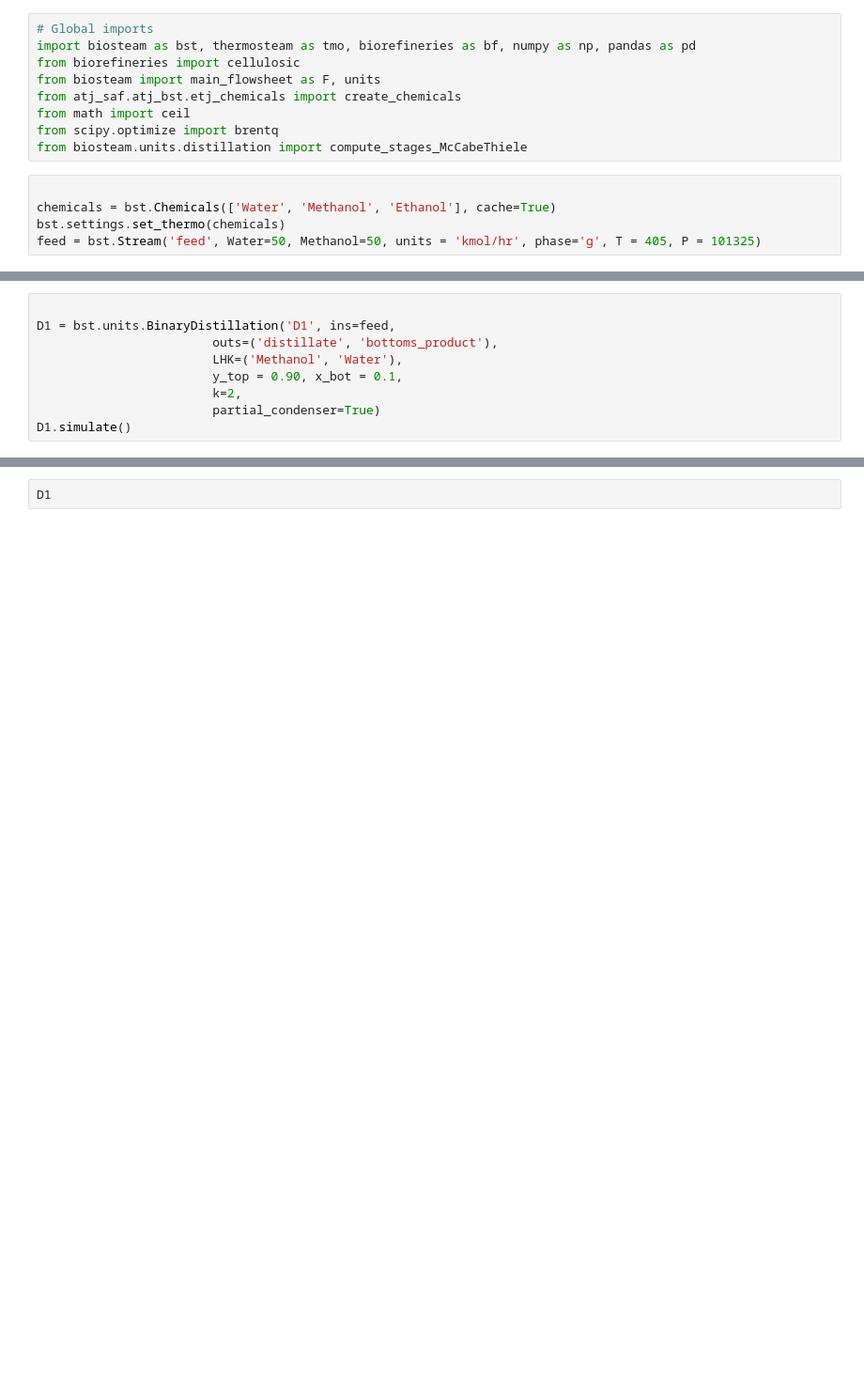
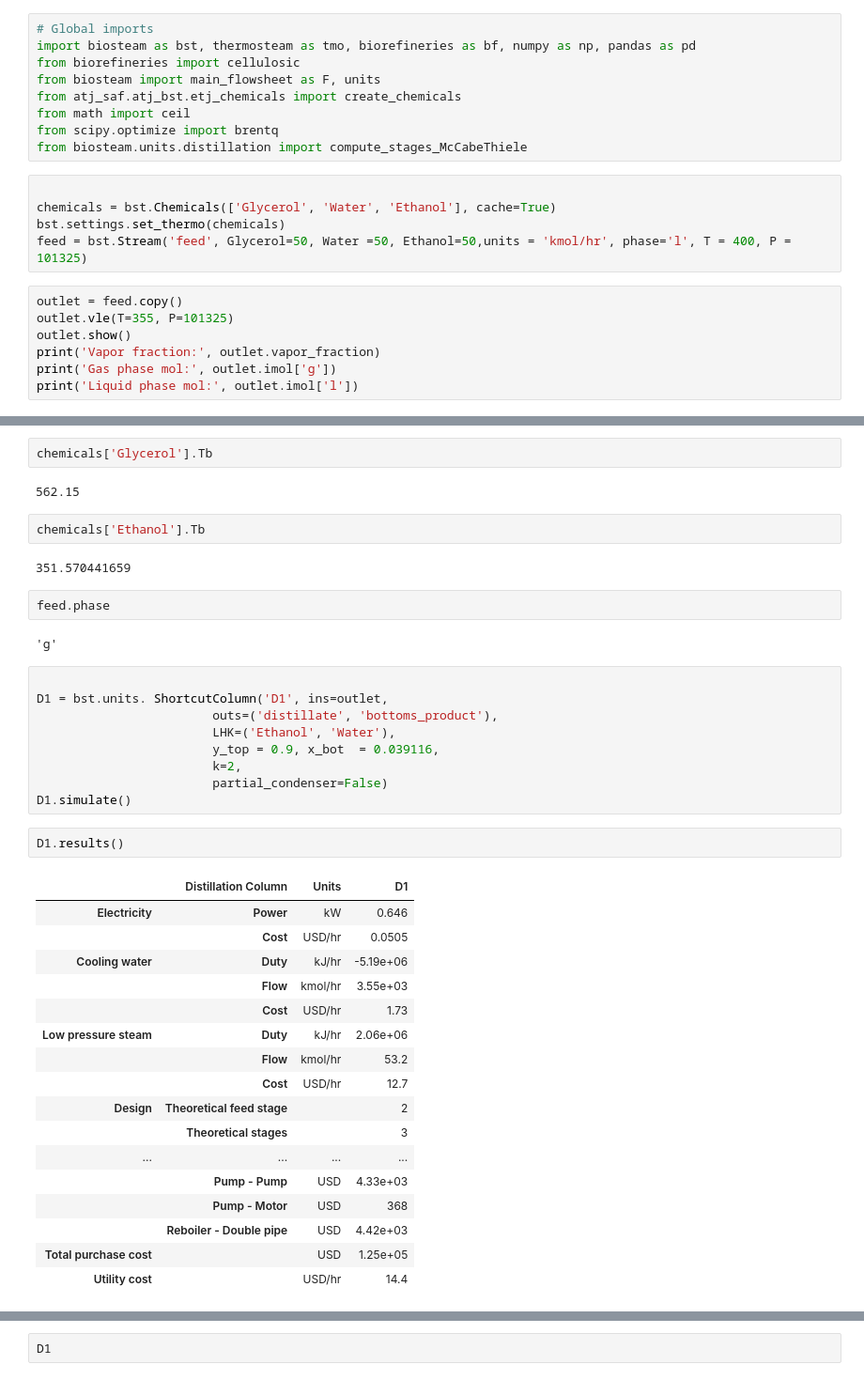
Before and after one commit to H-Wadgama/belt, a Jupyter notebook: atj_saf/separation_trialz.ipynb, the cells around one changed output, grey strips where cells are left out. Shown at 94% size. Drawn from its saved outputs; the diff is of its cells as text; blank space fills up the shorter version.

Commit message:
added multicomponent distillation simulation

```diff
--- a/atj_saf/separation_trialz.ipynb
+++ b/atj_saf/separation_trialz.ipynb
@@ -117,6 +117,13 @@ from scipy.optimize import brentq
 from biosteam.units.distillation import compute_stages_McCabeThiele
 # %%
 
-chemicals = bst.Chemicals(['Water', 'Methanol', 'Ethanol'], cache=True)
+chemicals = bst.Chemicals(['Glycerol', 'Water', 'Ethanol'], cache=True)
 bst.settings.set_thermo(chemicals)
-feed = bst.Stream('feed', Water=50, Methanol=50, units = 'kmol/hr', phase='g', T = 405, P = 101325)
+feed = bst.Stream('feed', Glycerol=50, Water =50, Ethanol=50,units = 'kmol/hr', phase='l', T = 400, P = 101325)
+# %%
+outlet = feed.copy()
+outlet.vle(T=355, P=101325)
+outlet.show()
+print('Vapor fraction:', outlet.vapor_fraction)
+print('Gas phase mol:', outlet.imol['g'])
+print('Liquid phase mol:', outlet.imol['l'])
@@ -123,9 +143,41 @@ feed = bst.Stream('feed', Water=50, Methanol=50, units = 'kmol/hr', phase='g', T
+# %%
+chemicals['Glycerol'].Tb
+# %% [output]
+562.15
+# %%
+chemicals['Ethanol'].Tb
+# %% [output]
+351.570441659
+# %%
+feed.phase
+# %% [output]
+'g'
 # %%
 
-D1 = bst.units.BinaryDistillation('D1', ins=feed,
+D1 = bst.units. ShortcutColumn('D1', ins=outlet,
                         outs=('distillate', 'bottoms_product'),
-                        LHK=('Methanol', 'Water'),
-                        y_top = 0.90, x_bot = 0.1,
+                        LHK=('Ethanol', 'Water'),
+                        y_top = 0.9, x_bot  = 0.039116,
                         k=2,
-                        partial_condenser=True)
+                        partial_condenser=False)
 D1.simulate()
+# %%
+D1.results()
+# %% [output]
+|  | Distillation Column | Units | D1 |
+| Electricity | Power | kW | 0.646 |
+|  | Cost | USD/hr | 0.0505 |
+| Cooling water | Duty | kJ/hr | -5.19e+06 |
+|  | Flow | kmol/hr | 3.55e+03 |
+|  | Cost | USD/hr | 1.73 |
+| Low pressure steam | Duty | kJ/hr | 2.06e+06 |
+|  | Flow | kmol/hr | 53.2 |
+|  | Cost | USD/hr | 12.7 |
+| Design | Theoretical feed stage |  | 2 |
+|  | Theoretical stages |  | 3 |
+| ... | ... | ... | ... |
+|  | Pump - Pump | USD | 4.33e+03 |
+|  | Pump - Motor | USD | 368 |
+|  | Reboiler - Double pipe | USD | 4.42e+03 |
+| Total purchase cost |  | USD | 1.25e+05 |
+| Utility cost |  | USD/hr | 14.4 |
```
Also changed, not shown: parts of 14 cells of this notebook, 17 other files.
